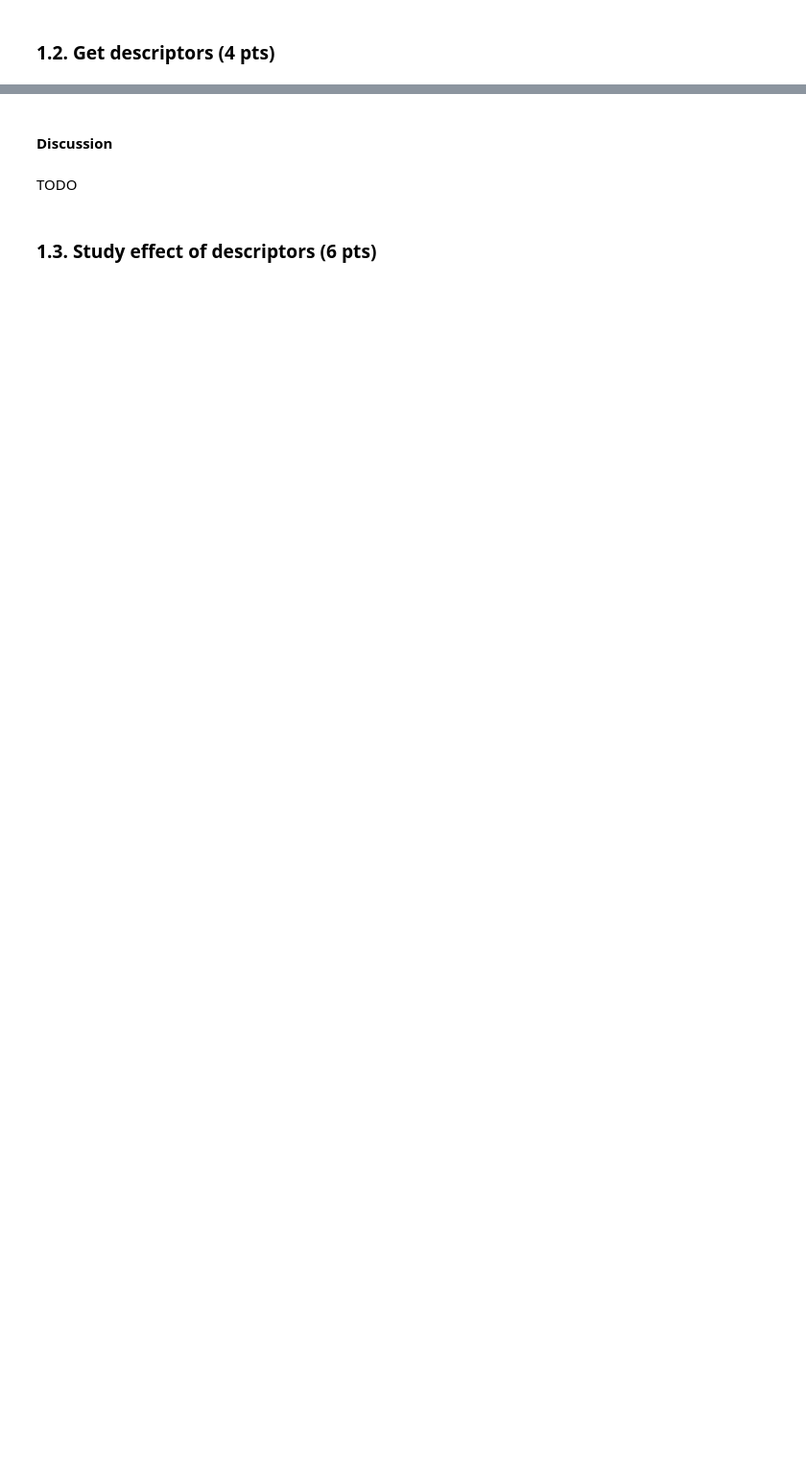
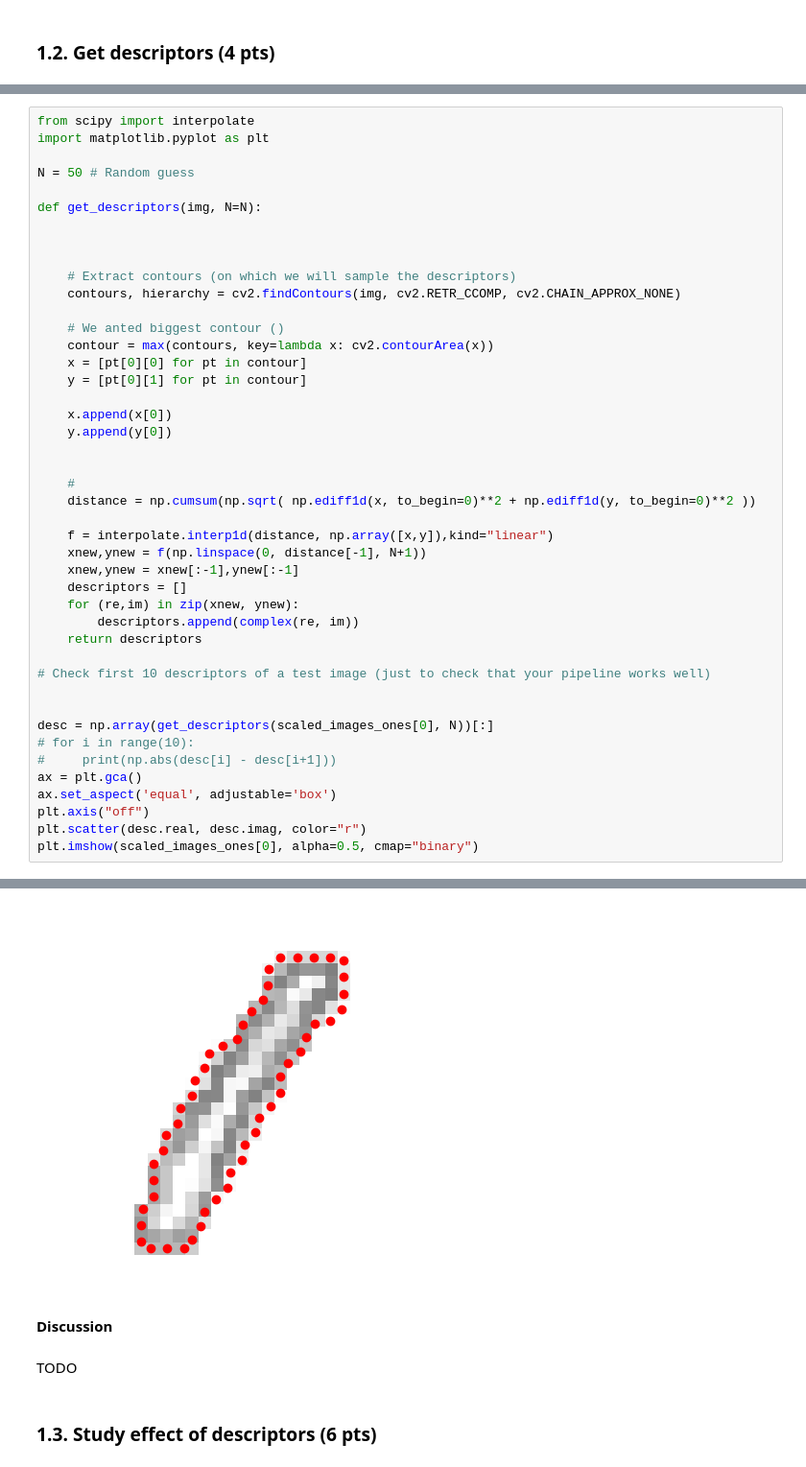
Before and after one commit to beckersven/iapr, a Jupyter notebook: labs/lab_02_object_description.ipynb, the cells around one changed output, grey strips where cells are left out. Shown at 96% size. Drawn from its saved outputs; the diff is of its cells as text; blank space fills up the shorter version.

```diff
--- a/labs/lab_02_object_description.ipynb
+++ b/labs/lab_02_object_description.ipynb
@@ -252,0 +178,45 @@ plt.scatter(desc.real, desc.imag)
+# %%
+from scipy import interpolate
+import matplotlib.pyplot as plt
+
+N = 50 # Random guess
+
+def get_descriptors(img, N=N):
+
+
+
+    # Extract contours (on which we will sample the descriptors)
+    contours, hierarchy = cv2.findContours(img, cv2.RETR_CCOMP, cv2.CHAIN_APPROX_NONE)
+
+    # We anted biggest contour ()
+    contour = max(contours, key=lambda x: cv2.contourArea(x))
+    x = [pt[0][0] for pt in contour]
+    y = [pt[0][1] for pt in contour]
+
+    x.append(x[0])
+    y.append(y[0])
+
+
+    #
+    distance = np.cumsum(np.sqrt( np.ediff1d(x, to_begin=0)**2 + np.ediff1d(y, to_begin=0)**2 ))
+
+    f = interpolate.interp1d(distance, np.array([x,y]),kind="linear")
+    xnew,ynew = f(np.linspace(0, distance[-1], N+1))
+    xnew,ynew = xnew[:-1],ynew[:-1]
+    descriptors = []
+    for (re,im) in zip(xnew, ynew):
+        descriptors.append(complex(re, im))
+    return descriptors
+
+# Check first 10 descriptors of a test image (just to check that your pipeline works well)
+
+
+desc = np.array(get_descriptors(scaled_images_ones[0], N))[:]
+# for i in range(10):
+#     print(np.abs(desc[i] - desc[i+1]))
+ax = plt.gca()
+ax.set_aspect('equal', adjustable='box')
+plt.axis("off")
+plt.scatter(desc.real, desc.imag, color="r")
+plt.imshow(scaled_images_ones[0], alpha=0.5, cmap="binary")
+# %% [output]
@@ -253,3 +224,4 @@ plt.scatter(desc.real, desc.imag)
+[figure, added]
 # %% [markdown]
 #### Discussion
 # %% [markdown]
```
Also changed, not shown: parts of 23 cells of this notebook.
